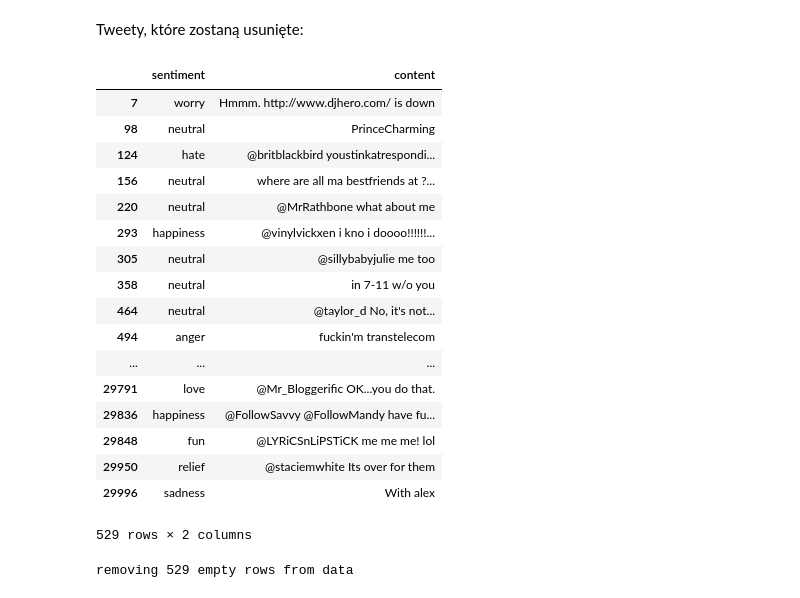
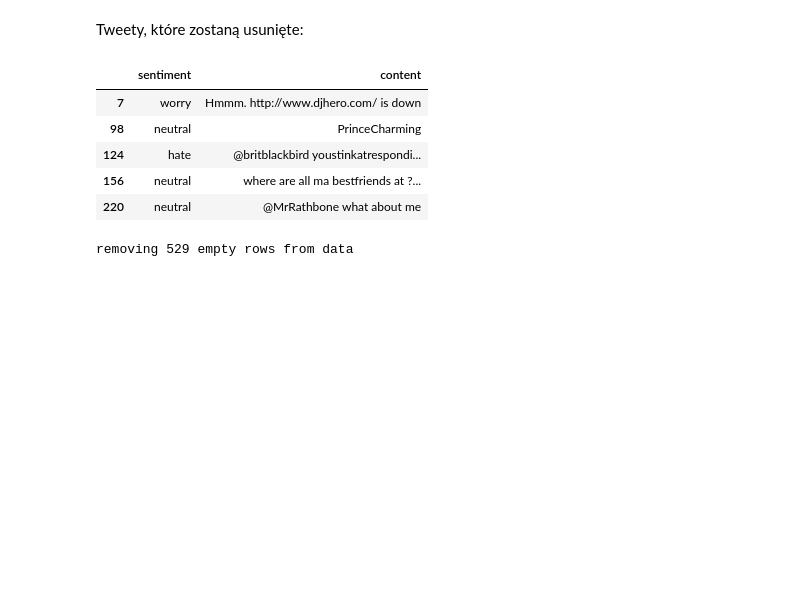
Before and after one commit to kszyndler/EmotionsClassification, a Jupyter notebook: SentimentClassification.ipynb, the cells around one changed output. Cells and saved outputs as stored; diff of their text form; code cells hidden in the pictures; blank space fills up the shorter version.

```diff
--- a/SentimentClassification.ipynb
+++ b/SentimentClassification.ipynb
@@ -42,6 +43,7 @@ data_copy = data.copy()
 # %%
 import enchant
 eng_dict = enchant.Dict("en_US")
+words_to_save = ['<EOS>', '<BOS>']
 
 def remove_non_ascii(words):
     """Remove non-ASCII characters from list of tokenized words"""
@@ -55,6 +57,9 @@ def remove_punctuation(words):
     """Remove punctuation from list of tokenized words"""
     new_words = []
     for word in words:
+        if word in words_to_save:
+            new_words.append(word)
+            continue
         new_word = re.sub(r'[^\w\s]', '', word)
         if new_word != '':
             new_words.append(new_word)
@@ -87,11 +92,25 @@ def remove_stopwords(words):
 def remove_no_english(words):
     new_words = []
     for word in words:
-        if eng_dict.check(word):
+        if eng_dict.check(word) or word in words_to_save:
             new_words.append(word)
     return new_words
 
+def add_tags(words):
+    new_words = []
+    for word_id, word in enumerate(words):
+        if word in ['...', '.', '!', '?']:
+            new_words.append('<EOS>')
+            new_words.append('<BOS>')
+        else:
+            new_words.append(word)
+    new_words.insert(0, '<BOS>')
+    if new_words[-1] == '<BOS>':
+        return new_words[:-1]
+    return new_words
+
 def normalize(words):
+    words = add_tags(words)
     words = remove_non_ascii(words)
     words = remove_punctuation(words)
     words = replace_numbers(words)
@@ -108,6 +127,7 @@ def remove_marks(text):
     return re.sub(r'@ ?.*?( |$)', '', text)
 # %%
 for tweet_id, tweet in enumerate(data['content']):
+    t = add_tags(tweet)
     t = (remove_urls(tweet).casefold())
     t = remove_marks(t)
     t = nltk.word_tokenize(t)
@@ -137,24 +136,12 @@ data
 # %% [markdown]
 Tweety,  które zostaną usunięte:
 # %%
-data_copy[data['content'].map(len) == 0]
+data_copy[data['content'].map(set) <= {'<EOS>', '<BOS>'}].head()
 # %% [output]
 |  | sentiment | content |
 | 7 | worry | Hmmm. http://www.djhero.com/ is down |
 | 98 | neutral | PrinceCharming |
 | 124 | hate | @britblackbird youstinkatrespondi... |
 | 156 | neutral | where are all ma bestfriends at ?... |
 | 220 | neutral | @MrRathbone what about me |
-| 293 | happiness | @vinylvickxen i kno i doooo!!!!!!... |
-| 305 | neutral | @sillybabyjulie me too |
-| 358 | neutral | in 7-11 w/o you |
-| 464 | neutral | @taylor_d No, it's not... |
-| 494 | anger | fuckin'm transtelecom |
-| ... | ... | ... |
-| 29791 | love | @Mr_Bloggerific OK...you do that. |
-| 29836 | happiness | @FollowSavvy @FollowMandy have fu... |
-| 29848 | fun | @LYRiCSnLiPSTiCK me me me! lol |
-| 29950 | relief | @staciemwhite Its over for them |
-| 29996 | sadness | With alex |
-529 rows × 2 columns
 # %%
```
Also changed, not shown: parts of 27 cells of this notebook.
